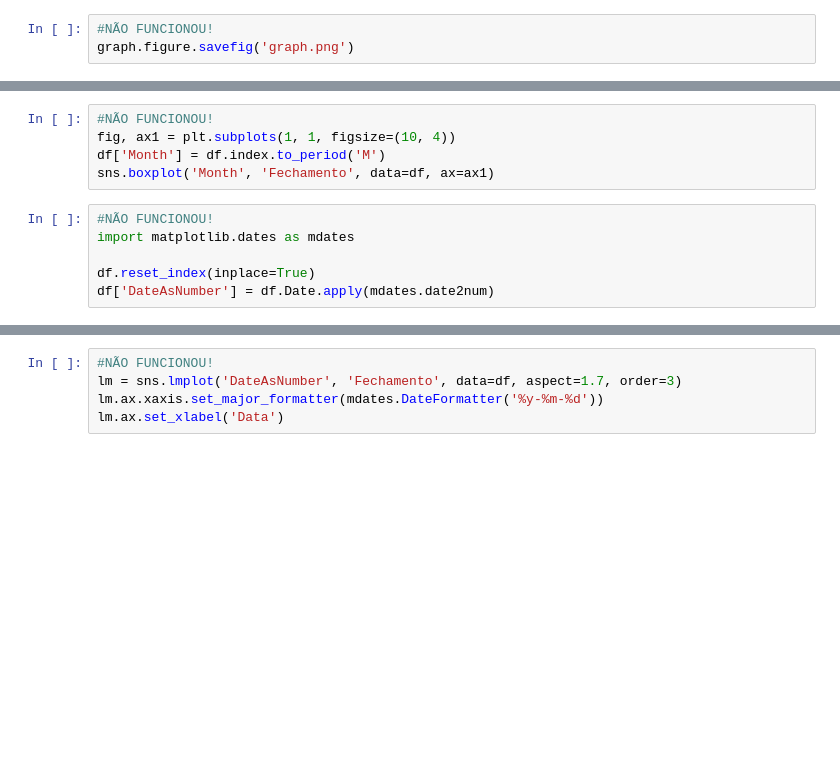
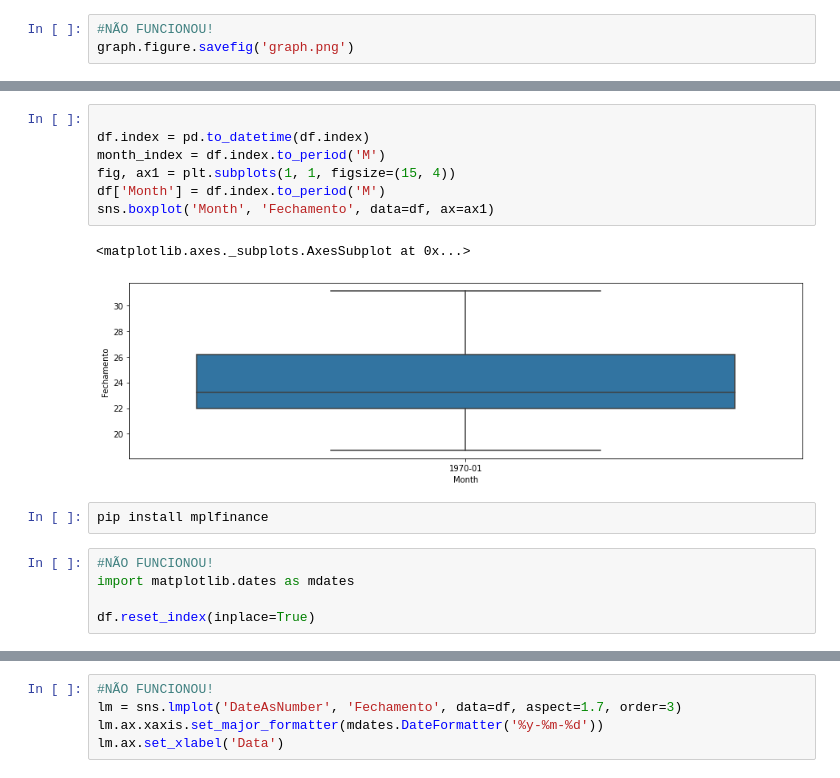
Before and after one commit to pcpiscator/Ciencia-de-dados, a Jupyter notebook: Mercfin.ipynb, the cells around one changed output, grey strips where cells are left out. Drawn from its saved outputs; the diff is of its cells as text; blank space fills up the shorter version.

```diff
--- a/Mercfin.ipynb
+++ b/Mercfin.ipynb
@@ -91,13 +118,19 @@ NameError: ignored
 # %%
-#NÃO FUNCIONOU!
-fig, ax1 = plt.subplots(1, 1, figsize=(10, 4))
+
+df.index = pd.to_datetime(df.index)
+month_index = df.index.to_period('M')
+fig, ax1 = plt.subplots(1, 1, figsize=(15, 4))
 df['Month'] = df.index.to_period('M')
 sns.boxplot('Month', 'Fechamento', data=df, ax=ax1)
+# %% [output]
+<matplotlib.axes._subplots.AxesSubplot at 0x...>
+[figure, added]
+# %%
+pip install mplfinance
 # %%
 #NÃO FUNCIONOU!
 import matplotlib.dates as mdates
 
 df.reset_index(inplace=True)
-df['DateAsNumber'] = df.Date.apply(mdates.date2num)
 # %%
 #NÃO FUNCIONOU!
```
Also changed, not shown: parts of 9 cells of this notebook.
